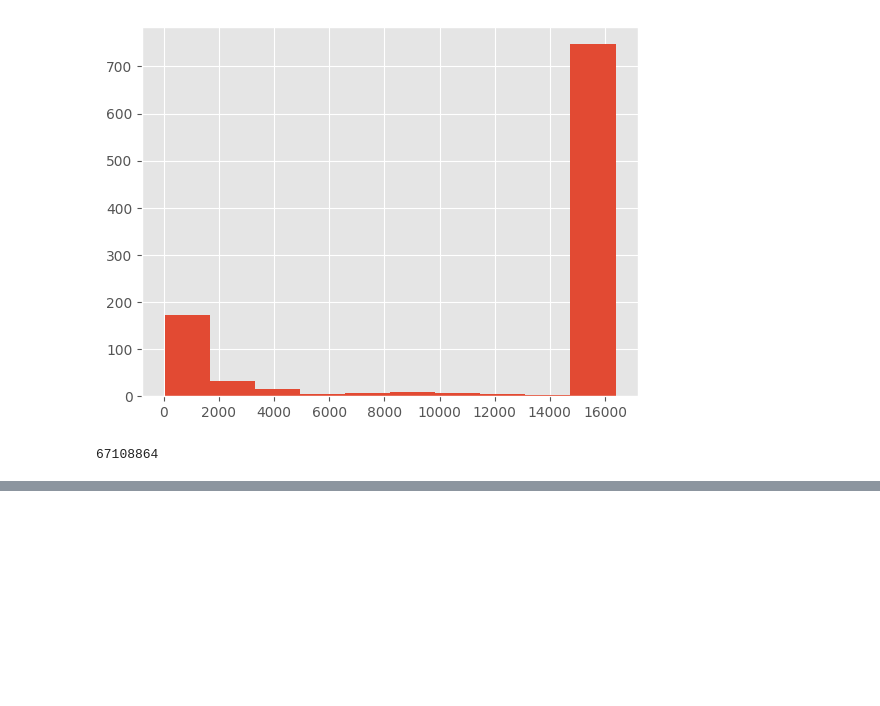
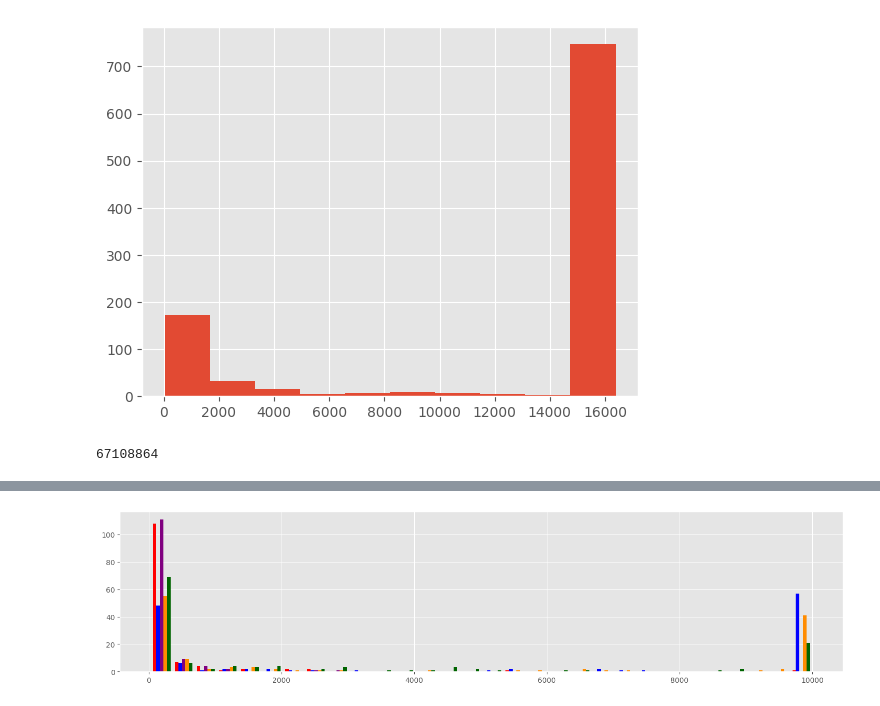
Before and after one commit to Pascal-So/peg-solitaire, a Jupyter notebook: evaluation/main.ipynb, the cells around one changed output, grey strips where cells are left out. Saved outputs shown, nothing was run; the diff lists cells and outputs as text; code cells hidden in the pictures; blank space fills up the shorter version.

```diff
--- a/evaluation/main.ipynb
+++ b/evaluation/main.ipynb
@@ -563,0 +566,22 @@ compare that to the 10MB one (83886080). 11M, compresses down to 3.6M
+# %%
+# no cache
+a = np.array([31,309,59,33,42,28,26,39,1009,463,39,67,44,98,30,74,102,28,26,40,47,43,62,30,48,92,247,111,1582,50,29,27,308,32,28,32,46,1140,72,59,2418,142,164,48,42,230,73,45,71,34,263,528,146,470,70,69,113,58,32,26,37,5548,30,279,31,32,68,36,116,52,372,412,26,48,127,32,94,39,196,278,27,161,42,41,30,83,54,63,32,30,93,389,279,36,19805,109,2139,37,47,270,44,56,31,56,2498,2276,685,809,30,34,30,57,27,945,41,29,26,1654,59,42,73,35,903,76,41,209,34,146])
+b = np.array([135,7140,1000001,2424,1000001,164845,26,33,562,1000001,26,26,528,1000001,28,14768,5667,31,26,238,29,28,1000001,26,26,1007,1000001,213249,1000001,1000001,123,26,1000001,26,39,7543,93598,1000001,41,27,1000001,1000001,26,1000001,1000001,317,43,1000001,29,26,800551,26,1000001,45178,6679,1000001,1000001,26,555,26,318785,12481,713782,90999,26,55,1000001,12080,1000001,1586,12389,1000001,5221,314,97002,1000001,1000001,3203,1341,1000001,12392,2069,9835,36,43,27,1000001,447,464793,378,97,1865,151,1840,1000001,319,68,26,26,912307,26,26,51,6797,1000001,291174,826477,1000001,1000001,1000001,1000001,27,26,1000001,1440,835760,26,28,26,178668,1195,5534,1000001,194548,635862,1000001,509,233])
+a = np.minimum(a, np.ones_like(a) * 10000)
+b = np.minimum(b, np.ones_like(b) * 10000)
+
+# 2/17 cache
+c = np.array([31,277,59,32,42,28,26,39,627,339,39,66,43,94,30,74,79,28,26,38,46,43,55,30,47,85,160,97,742,47,29,27,193,32,28,32,44,704,69,59,413,126,147,46,42,173,73,45,71,34,204,385,139,369,69,66,100,58,32,26,37,2649,30,202,31,32,67,36,99,51,325,372,26,48,115,32,82,39,180,146,27,154,42,41,30,80,53,63,32,30,90,303,158,36,2976,93,1153,35,46,264,44,56,31,56,874,982,368,554,30,34,30,57,27,655,41,29,26,1050,59,42,70,35,654,76,41,173,34,139])
+d = np.array([119,2242,100001,561,100001,9397,26,33,344,26733,26,26,303,72705,28,2508,1191,31,26,151,29,28,14568,26,26,566,100001,12983,100001,19979,96,26,100001,26,39,454,5442,100001,39,27,100001,100001,26,100001,38183,172,43,24518,29,26,12587,26,100001,4127,553,15078,23004,26,279,26,6452,1608,24160,5894,26,55,40145,2938,46100,183,1106,100001,1045,180,7228,72663,100001,560,458,47315,1554,819,1793,36,43,27,73930,213,19093,173,75,939,73,529,66729,212,59,26,26,6834,26,26,51,1799,25037,6560,16345,85250,100001,36396,80975,27,26,100001,546,9628,26,28,26,9094,359,1654,100001,12753,9683,27925,239,116])
+c = np.minimum(c, np.ones_like(c) * 10000)
+d = np.minimum(d, np.ones_like(d) * 10000)
+
+# always cache
+e = np.array([70,706,54300,219,20551,1904,26,32,146,4748,26,26,136,12164,28,689,332,31,26,70,29,28,2741,26,26,232,21926,2690,44393,4058,59,26,51253,26,36,156,1341,65151,36,27,19601,21470,26,19034,6046,82,37,4439,29,26,2578,26,20104,1191,165,2899,4584,26,148,26,1502,422,4850,1313,26,43,8841,788,8851,74,316,57836,322,81,1664,13823,18248,188,145,8436,385,263,549,35,43,27,14402,113,3920,102,44,330,44,193,11896,118,50,26,26,1371,26,26,38,559,4356,1237,3378,15736,40425,6615,13964,27,26,38805,178,1822,26,28,26,1805,163,489,55846,2670,1949,5306,105,61])
+e = np.minimum(e, np.ones_like(e) * 10000)
+
+
+plt.hist([a, b, c, d, e], color=["red", "blue", "purple", "darkorange", "darkgreen"], bins=30)
+plt.gcf().set_size_inches(18, 4)
+# %% [output]
+[figure, added]
```
Also changed, not shown: parts of 3 cells of this notebook, 1 other file.
